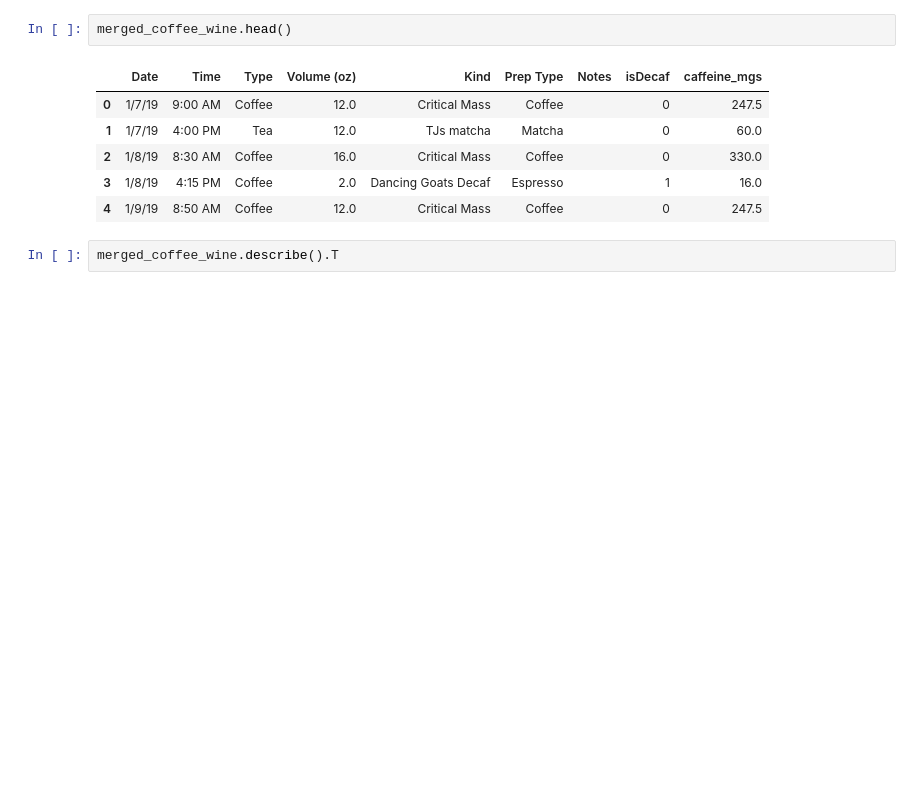
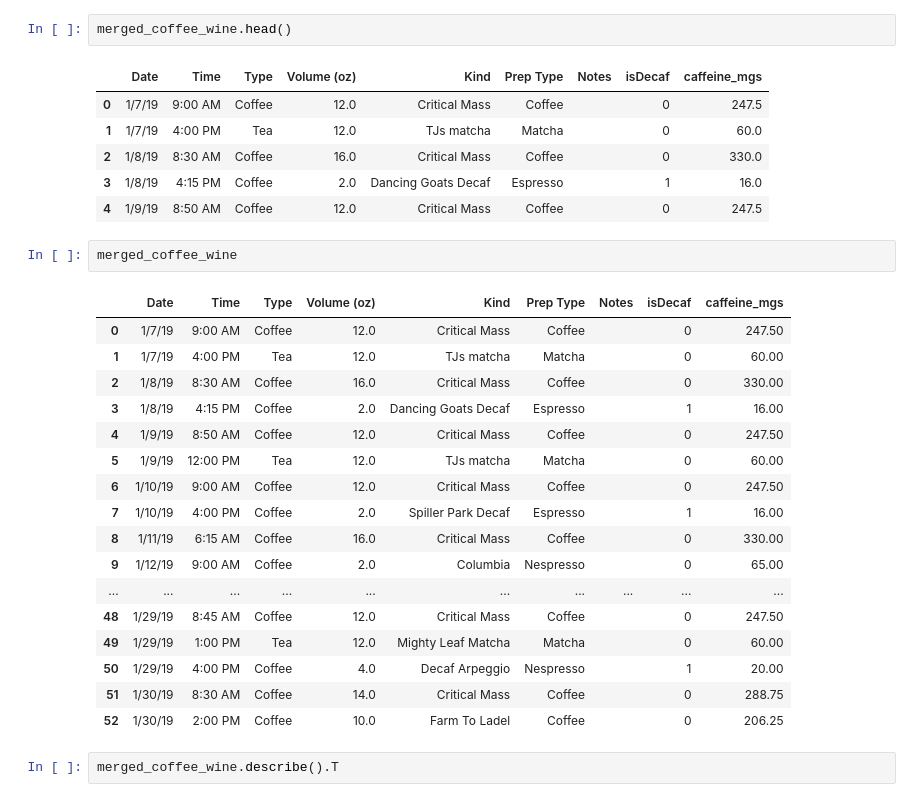
Before and after one commit to katychow/quantified_self, a Jupyter notebook: Code/EDA work/Import and EDA of caffeine intake.ipynb, the cells around one changed output. Drawn from its saved outputs; the diff is of its cells as text; blank space fills up the shorter version.

```diff
--- a/Code/EDA work/Import and EDA of caffeine intake.ipynb
+++ b/Code/EDA work/Import and EDA of caffeine intake.ipynb
@@ -161,6 +163,26 @@ merged_coffee_wine.head()
 | 2 | 1/8/19 | 8:30 AM | Coffee | 16.0 | Critical Mass | Coffee |  | 0 | 330.0 |
 | 3 | 1/8/19 | 4:15 PM | Coffee | 2.0 | Dancing Goats Decaf | Espresso |  | 1 | 16.0 |
 | 4 | 1/9/19 | 8:50 AM | Coffee | 12.0 | Critical Mass | Coffee |  | 0 | 247.5 |
+# %%
+merged_coffee_wine
+# %% [output]
+|  | Date | Time | Type | Volume (oz) | Kind | Prep Type | Notes | isDecaf | caffeine_mgs |
+| 0 | 1/7/19 | 9:00 AM | Coffee | 12.0 | Critical Mass | Coffee |  | 0 | 247.50 |
+| 1 | 1/7/19 | 4:00 PM | Tea | 12.0 | TJs matcha | Matcha |  | 0 | 60.00 |
+| 2 | 1/8/19 | 8:30 AM | Coffee | 16.0 | Critical Mass | Coffee |  | 0 | 330.00 |
+| 3 | 1/8/19 | 4:15 PM | Coffee | 2.0 | Dancing Goats Decaf | Espresso |  | 1 | 16.00 |
+| 4 | 1/9/19 | 8:50 AM | Coffee | 12.0 | Critical Mass | Coffee |  | 0 | 247.50 |
+| 5 | 1/9/19 | 12:00 PM | Tea | 12.0 | TJs matcha | Matcha |  | 0 | 60.00 |
+| 6 | 1/10/19 | 9:00 AM | Coffee | 12.0 | Critical Mass | Coffee |  | 0 | 247.50 |
+| 7 | 1/10/19 | 4:00 PM | Coffee | 2.0 | Spiller Park Decaf | Espresso |  | 1 | 16.00 |
+| 8 | 1/11/19 | 6:15 AM | Coffee | 16.0 | Critical Mass | Coffee |  | 0 | 330.00 |
+| 9 | 1/12/19 | 9:00 AM | Coffee | 2.0 | Columbia | Nespresso |  | 0 | 65.00 |
+| ... | ... | ... | ... | ... | ... | ... | ... | ... | ... |
+| 48 | 1/29/19 | 8:45 AM | Coffee | 12.0 | Critical Mass | Coffee |  | 0 | 247.50 |
+| 49 | 1/29/19 | 1:00 PM | Tea | 12.0 | Mighty Leaf Matcha | Matcha |  | 0 | 60.00 |
+| 50 | 1/29/19 | 4:00 PM | Coffee | 4.0 | Decaf Arpeggio | Nespresso |  | 1 | 20.00 |
+| 51 | 1/30/19 | 8:30 AM | Coffee | 14.0 | Critical Mass | Coffee |  | 0 | 288.75 |
+| 52 | 1/30/19 | 2:00 PM | Coffee | 10.0 | Farm To Ladel | Coffee |  | 0 | 206.25 |
 # %%
 merged_coffee_wine.describe().T
 # %% [output]
```
Also changed, not shown: parts of 3 cells of this notebook, 4 other files.
